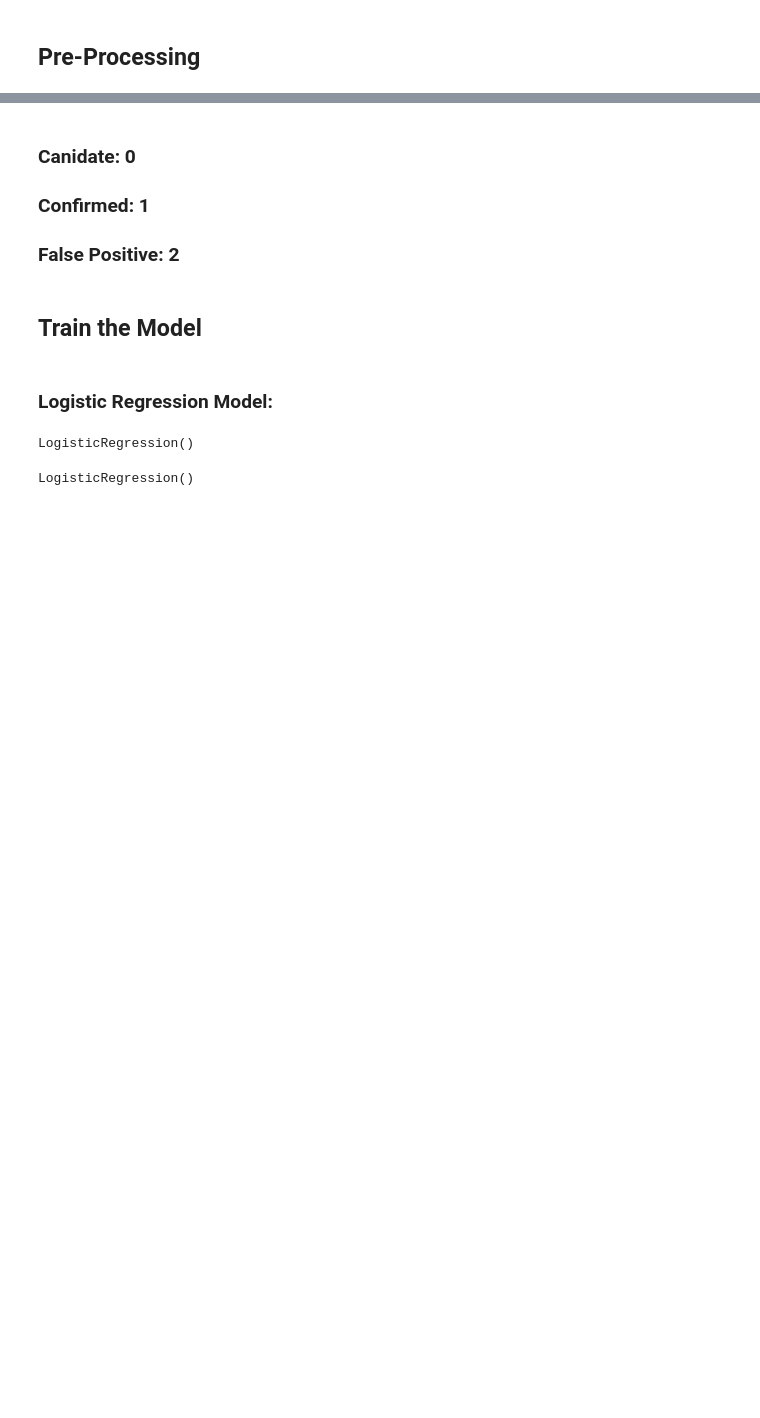
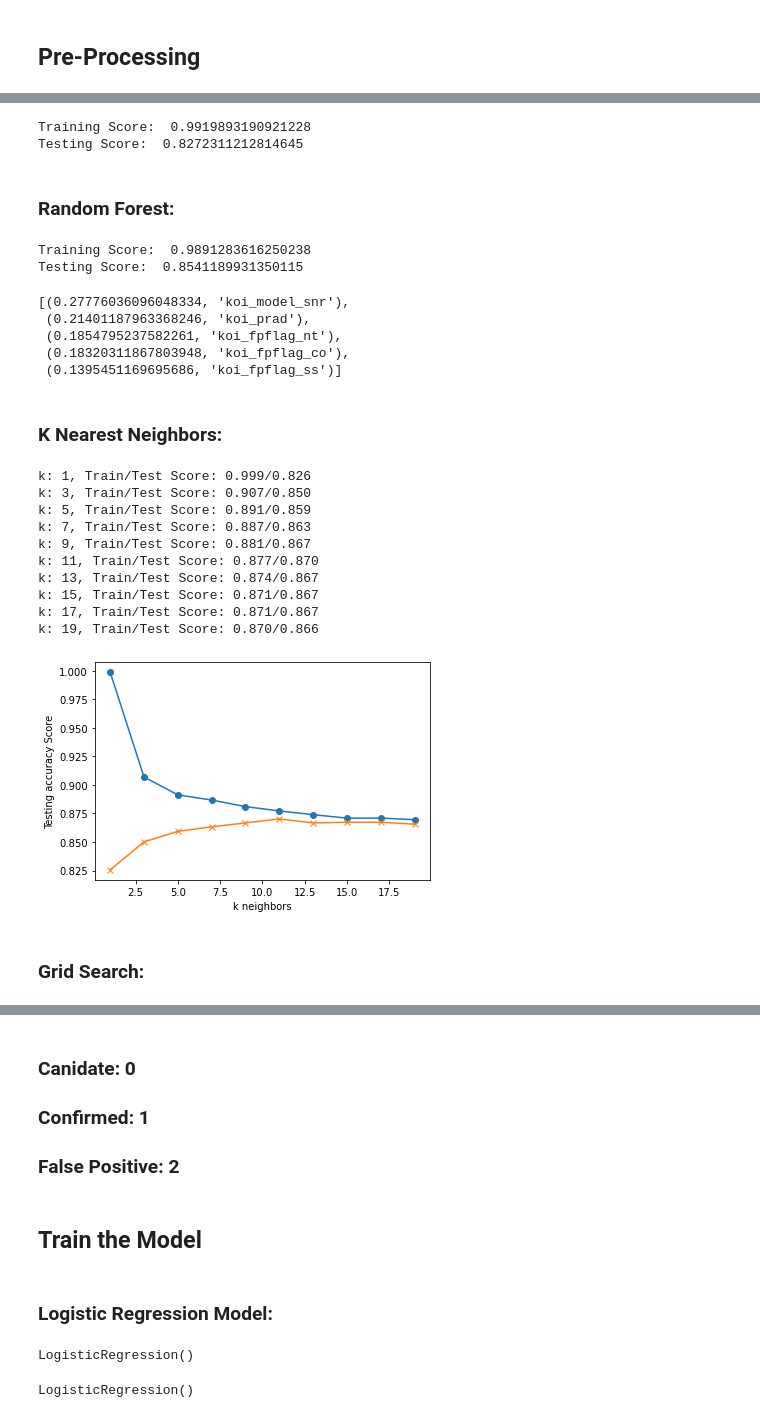
Before and after one commit to juliabrunett/machine-learning-challenge, a Jupyter notebook: model_1.ipynb, the cells around one changed output, grey strips where cells are left out. Cells and saved outputs as stored; diff of their text form; code cells hidden in the pictures; blank space fills up the shorter version.

Commit message:
Working on classifiers

```diff
--- a/model_1.ipynb
+++ b/model_1.ipynb
@@ -73,8 +75,8 @@ planets_df
 # %% [markdown]
 ## Select Features
 # %%
-X = planets_df.drop("koi_disposition", axis=1)
-# X = planets_df[['koi_fpflag_co', 'koi_fpflag_nt', 'koi_fpflag_ss', 'koi_model_snr', 'koi_prad']]
+# X = planets_df.drop("koi_disposition", axis=1)
+X = planets_df[['koi_fpflag_co', 'koi_fpflag_nt', 'koi_fpflag_ss', 'koi_model_snr', 'koi_prad']]
 y = planets_df["koi_disposition"]
 print(X.shape, y.shape)
 # %% [output]
@@ -165,0 +133,74 @@ y_test_categorical = to_categorical(encoded_y_test)
+# %%
+from sklearn import tree
+# Decision Tree Classifier
+clf = tree.DecisionTreeClassifier()
+# Fit the model
+clf = clf.fit(X_train_scaled, y_train)
+# Score the model
+print("Training Score: ", clf.score(X_train_scaled, y_train))
+print("Testing Score: ", clf.score(X_test_scaled, y_test))
+# %% [output]
+Training Score:  0.9919893190921228
+Testing Score:  0.8272311212814645
+# %% [markdown]
+### Random Forest:
+# %%
+from sklearn.ensemble import RandomForestClassifier
+# Random Forest Classifier
+rf = RandomForestClassifier(n_estimators=200)
+# Fit the model
+rf = rf.fit(X_train_scaled, y_train)
+# Score the model
+print("Training Score: ", rf.score(X_train_scaled, y_train))
+print("Testing Score: ", rf.score(X_test_scaled, y_test))
+# %% [output]
+Training Score:  0.9891283616250238
+Testing Score:  0.8541189931350115
+# %%
+feature_names = X.columns
+sorted(zip(rf.feature_importances_, feature_names), reverse=True)
+# %% [output]
+[(0.27776036096048334, 'koi_model_snr'),
+ (0.21401187963368246, 'koi_prad'),
+ (0.1854795237582261, 'koi_fpflag_nt'),
+ (0.18320311867803948, 'koi_fpflag_co'),
+ (0.1395451169695686, 'koi_fpflag_ss')]
+# %% [markdown]
+### K Nearest Neighbors:
+# %%
+from sklearn.neighbors import KNeighborsClassifier
+import matplotlib.pyplot as plt
+
+# Loop through different k values to see which has the highest accuracy
+# Note: We only use odd numbers because we don't want any ties
+train_scores = []
+test_scores = []
+for k in range(1, 20, 2):
+    knn = KNeighborsClassifier(n_neighbors=k)
+    knn.fit(X_train_scaled, y_train)
+    train_score = knn.score(X_train_scaled, y_train)
+    test_score = knn.score(X_test_scaled, y_test)
+    train_scores.append(train_score)
+    test_scores.append(test_score)
+    print(f"k: {k}, Train/Test Score: {train_score:.3f}/{test_score:.3f}")
+
+
+plt.plot(range(1, 20, 2), train_scores, marker='o')
+plt.plot(range(1, 20, 2), test_scores, marker="x")
+plt.xlabel("k neighbors")
+plt.ylabel("Testing accuracy Score")
+plt.show()
+# %% [output]
+k: 1, Train/Test Score: 0.999/0.826
+k: 3, Train/Test Score: 0.907/0.850
+k: 5, Train/Test Score: 0.891/0.859
+k: 7, Train/Test Score: 0.887/0.863
+k: 9, Train/Test Score: 0.881/0.867
+k: 11, Train/Test Score: 0.877/0.870
+k: 13, Train/Test Score: 0.874/0.867
+k: 15, Train/Test Score: 0.871/0.867
+k: 17, Train/Test Score: 0.871/0.867
+k: 19, Train/Test Score: 0.870/0.866
+[figure, added]
+# %% [markdown]
+### Grid Search:
```
Also changed, not shown: parts of 14 cells of this notebook.
